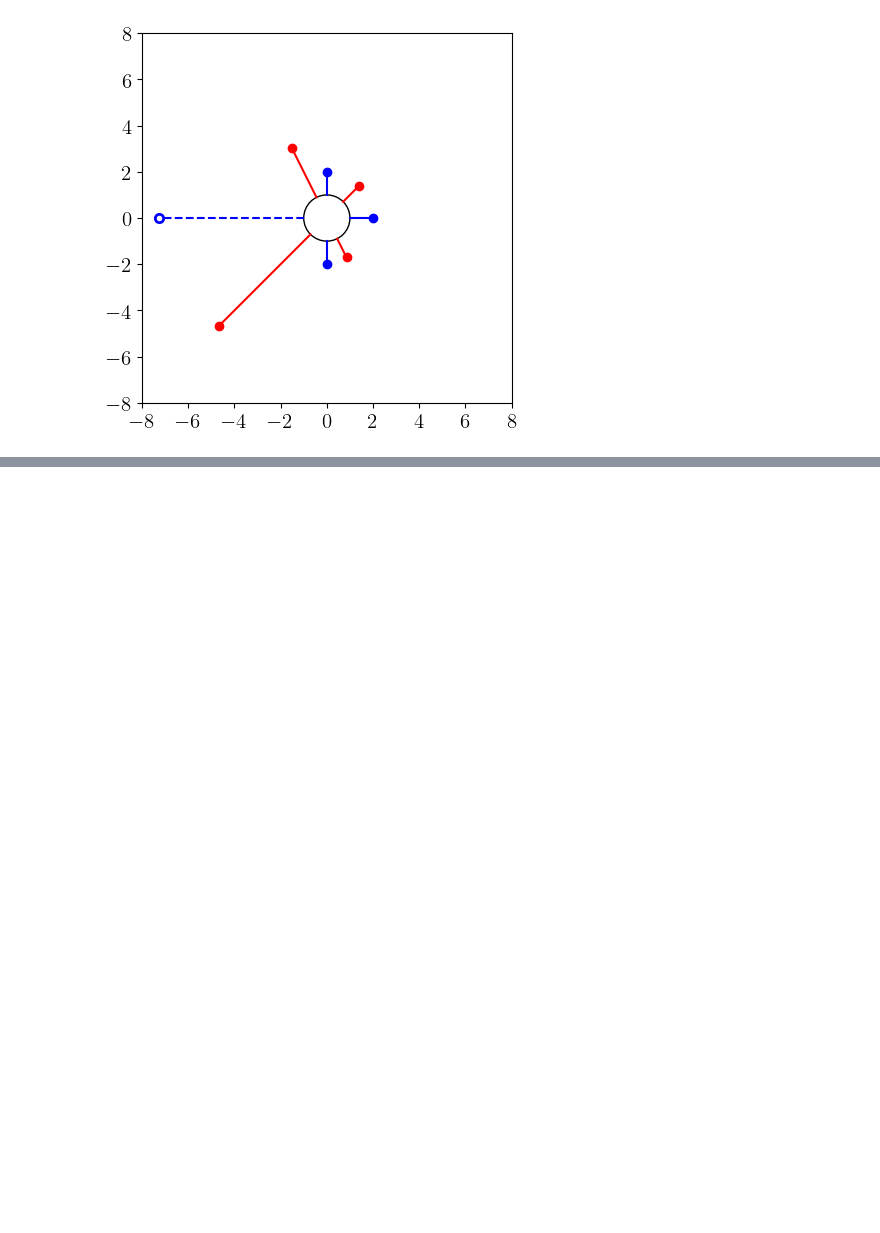
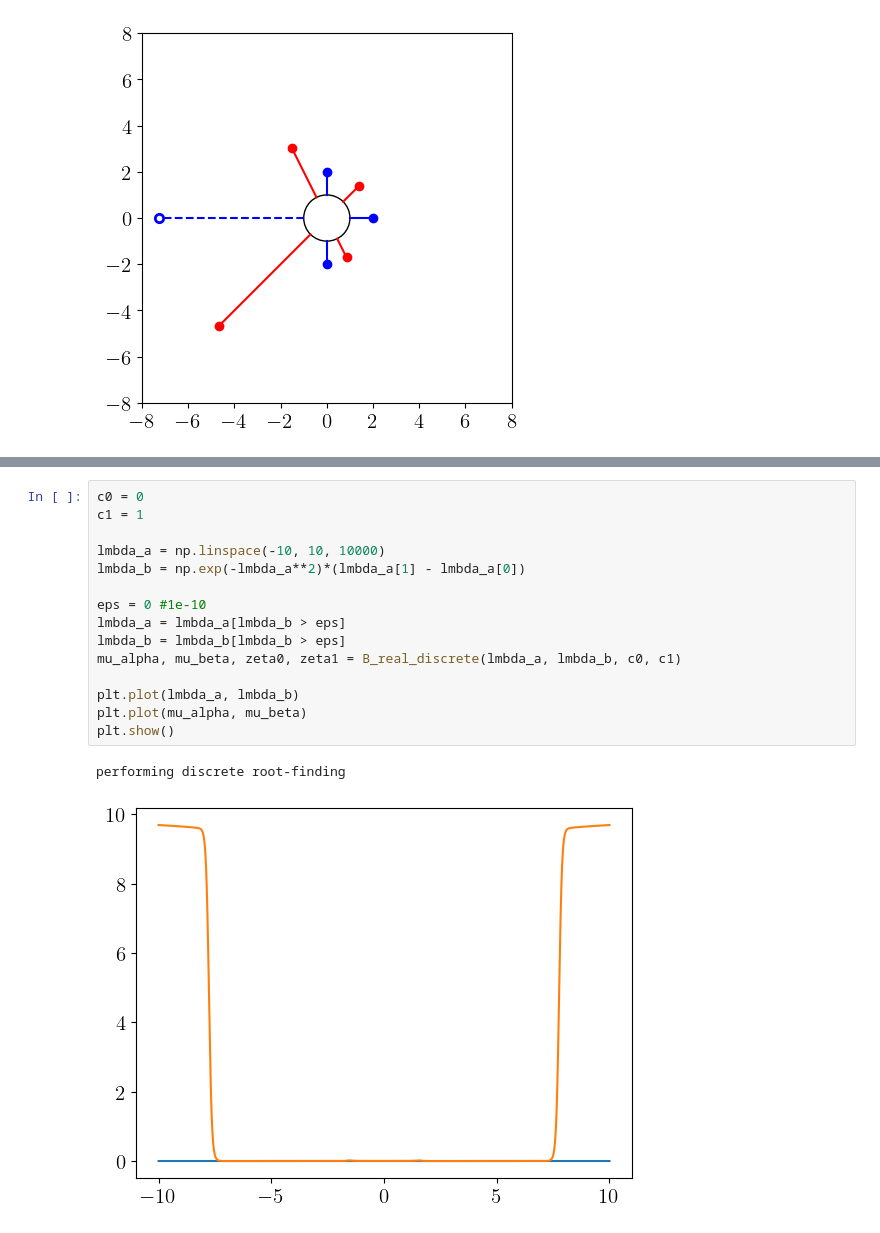
Before and after one commit to sgstepaniants/time-deconvolution, a Jupyter notebook: inverse_map_visualization.ipynb, the cells around one changed output, grey strips where cells are left out. Saved outputs shown, nothing was run; the diff lists cells and outputs as text; blank space fills up the shorter version.

```diff
--- a/inverse_map_visualization.ipynb
+++ b/inverse_map_visualization.ipynb
@@ -161,0 +171,18 @@ plt.show()
+# %%
+c0 = 0
+c1 = 1
+
+lmbda_a = np.linspace(-10, 10, 10000)
+lmbda_b = np.exp(-lmbda_a**2)*(lmbda_a[1] - lmbda_a[0])
+
+eps = 0 #1e-10
+lmbda_a = lmbda_a[lmbda_b > eps]
+lmbda_b = lmbda_b[lmbda_b > eps]
+mu_alpha, mu_beta, zeta0, zeta1 = B_real_discrete(lmbda_a, lmbda_b, c0, c1)
+
+plt.plot(lmbda_a, lmbda_b)
+plt.plot(mu_alpha, mu_beta)
+plt.show()
+# %% [output]
+performing discrete root-finding
+[figure, added]
```
Also changed, not shown: parts of 6 cells of this notebook, 11 other files.
